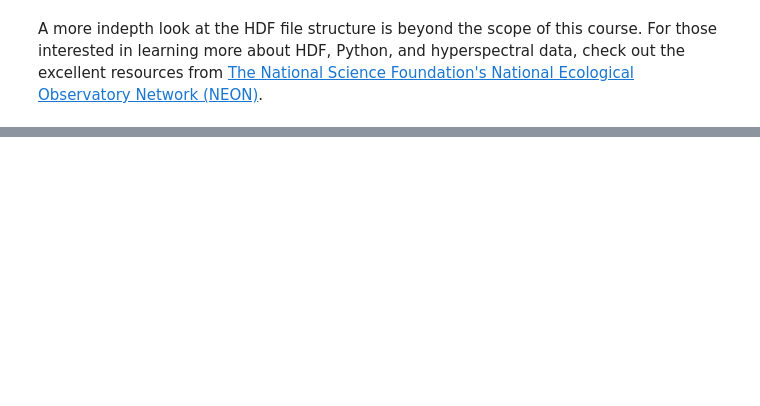
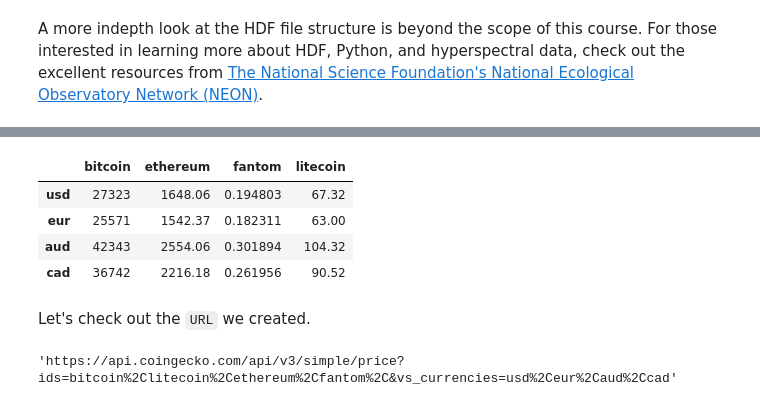
Before and after one commit to CME538/CME538-material, a Jupyter notebook: lectures/week3/lecture2/notebooks/week3_lecture2.ipynb, the cells around one changed output, grey strips where cells are left out. Drawn from its saved outputs; the diff is of its cells as text; code cells hidden in the pictures; blank space fills up the shorter version.

```diff
--- a/lectures/week3/lecture2/notebooks/week3_lecture2.ipynb
+++ b/lectures/week3/lecture2/notebooks/week3_lecture2.ipynb
@@ -645,0 +840,21 @@ First, we need to use the webpage content using the `requests.get()` function we
+# %%
+base_url = 'https://api.coingecko.com/api/v3/'
+route = 'simple/price'
+params = {'ids': 'bitcoin,litecoin,ethereum,fantom,', 'vs_currencies': 'usd,eur,aud,cad'}
+
+my_response = requests.get(base_url + route, params=params)
+
+price_df = pd.DataFrame(my_response.json())
+price_df.head()
+# %% [output]
+|  | bitcoin | ethereum | fantom | litecoin |
+| usd | 27323 | 1648.06 | 0.194803 | 67.32 |
+| eur | 25571 | 1542.37 | 0.182311 | 63.00 |
+| aud | 42343 | 2554.06 | 0.301894 | 104.32 |
+| cad | 36742 | 2216.18 | 0.261956 | 90.52 |
+# %% [markdown]
+Let's check out the `URL` we created.
+# %%
+my_response.url
+# %% [output]
+'https://api.coingecko.com/api/v3/simple/price?ids=bitcoin%2Clitecoin%2Cethereum%2Cfantom%2C&vs_currencies=usd%2Ceur%2Caud%2Ccad'
```
Also changed, not shown: parts of 137 cells of this notebook, 1 other file.
